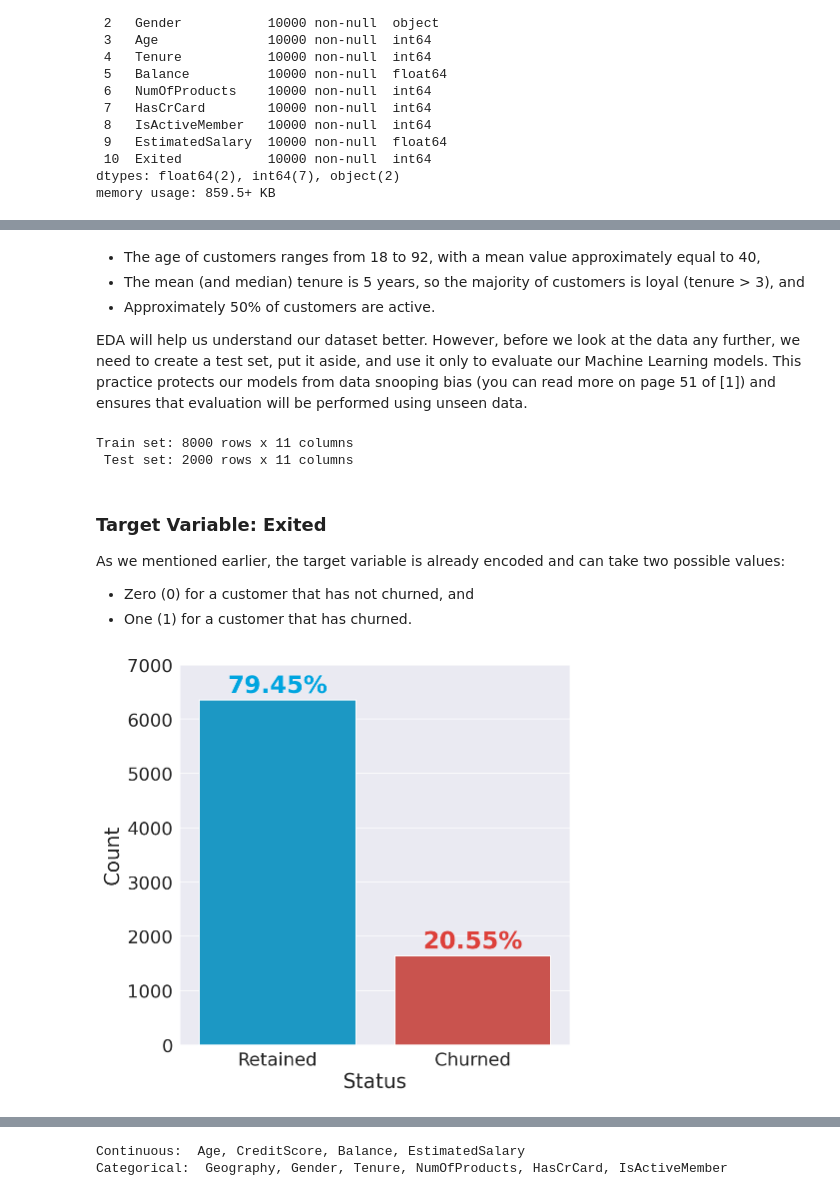
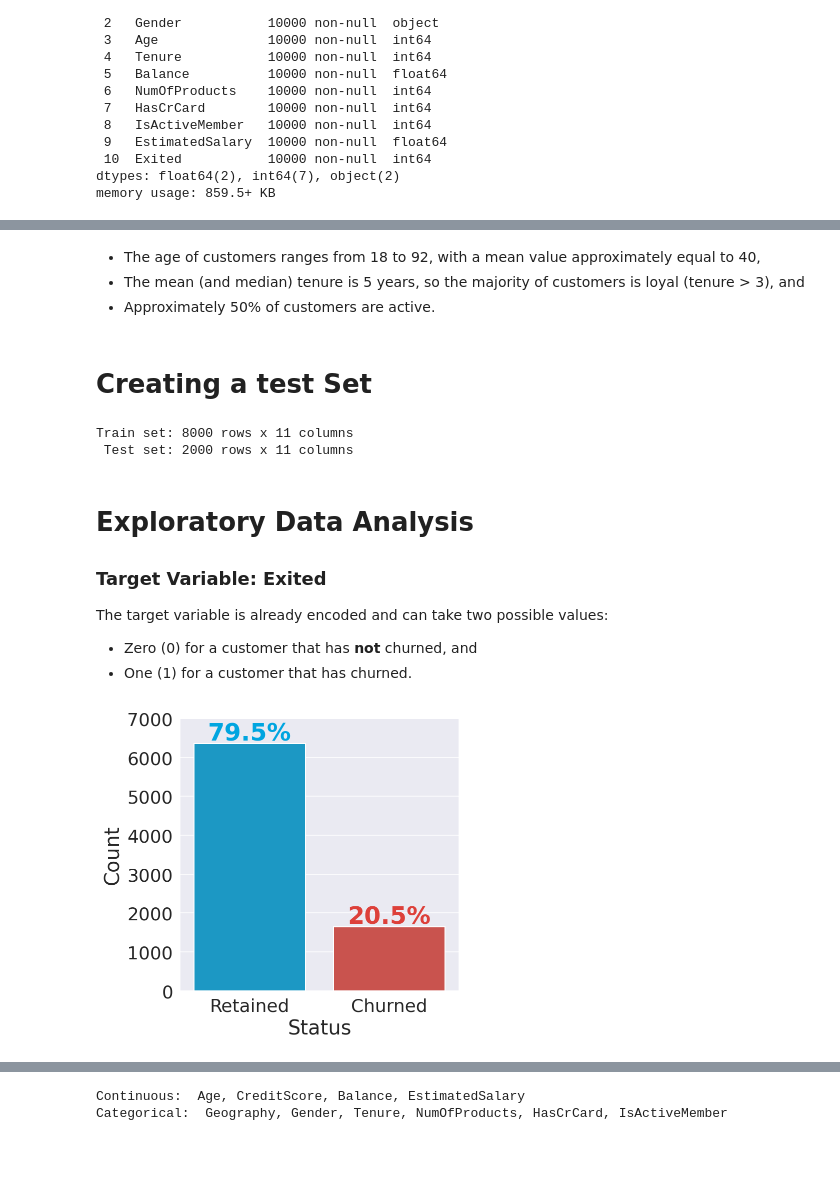
Before and after one commit to EnteringtheQuantumRealm/Classification, a Jupyter notebook: Bank_Predicting_Customer_Churn.ipynb, the cells around one changed output, grey strips where cells are left out. Saved outputs shown, nothing was run; the diff lists cells and outputs as text; code cells hidden in the pictures; blank space fills up the shorter version.

```diff
--- a/Bank_Predicting_Customer_Churn.ipynb
+++ b/Bank_Predicting_Customer_Churn.ipynb
@@ -354,7 +353,6 @@ IOError: Could not find kaggle.json. Make sure it's located in /root/.kaggle. Or
+# %%
+df = pd.read_csv('Churn_Modelling.csv')
 # %%
-df = pd.read_csv('/content/Churn_Modelling.csv')
-
-print('✔️ Dataset Imported Successfully!\n')
 print('It contains {} rows and {} columns.'.format(df.shape[0], df.shape[1]))
 df.head()
 # %% [output]
@@ -413,6 +411,6 @@ df.describe().T
 * The age of customers ranges from 18 to 92, with a mean value approximately equal to 40,
 * The mean (and median) tenure is 5 years, so the majority of customers is loyal (tenure > 3), and
 * Approximately 50% of customers are active.
-
-EDA will help us understand our dataset better. However, before we look at the data any further, we need to create a test set, put it aside, and use it only to evaluate our Machine Learning models. This practice protects our models from data snooping bias (you can read more on page 51 of [1]) and ensures that evaluation will be performed using unseen data.
+# %% [markdown]
+# Creating a test Set
 # %%
@@ -430,28 +427,31 @@ print(' Test set: {} rows x {} columns'.format(test_df.shape[0],
 Train set: 8000 rows x 11 columns
  Test set: 2000 rows x 11 columns
 # %% [markdown]
+# Exploratory Data Analysis
+
 ### Target Variable: Exited
-As we mentioned earlier, the target variable is already encoded and can take two possible values:
-* Zero (0) for a customer that has not churned, and
+The target variable is already encoded and can take two possible values:
+* Zero (0) for a customer that has **not** churned, and
 * One (1) for a customer that has churned.
 # %%
-fig, ax = plt.subplots(figsize=(7, 7))
+fig, ax = plt.subplots(figsize=(5, 5))
+
 sns.countplot(x='Exited', data=train_df, palette=colors, ax=ax)
 
 for index, value in enumerate(train_df['Exited'].value_counts()):
-    label = '{}%'.format(round((value / train_df['Exited'].shape[0]) * 100, 2))
+    label = '{}%'.format(round((value / train_df['Exited'].shape[0]) * 100, 1))
     ax.annotate(label,
                 xy=(index, value + 250),
                 ha='center',
                 va='center',
                 color=colors[index],
                 fontweight='bold',
                 size=font_size + 4)
 
 ax.set_xticklabels(['Retained', 'Churned'])
 ax.set_xlabel('Status')
 ax.set_ylabel('Count')
 ax.set_ylim([0, 7000]);
 # %% [output]
-[figure, old version]
+[figure, new version]
 # %% [markdown]
```
Also changed, not shown: parts of 74 cells of this notebook.
